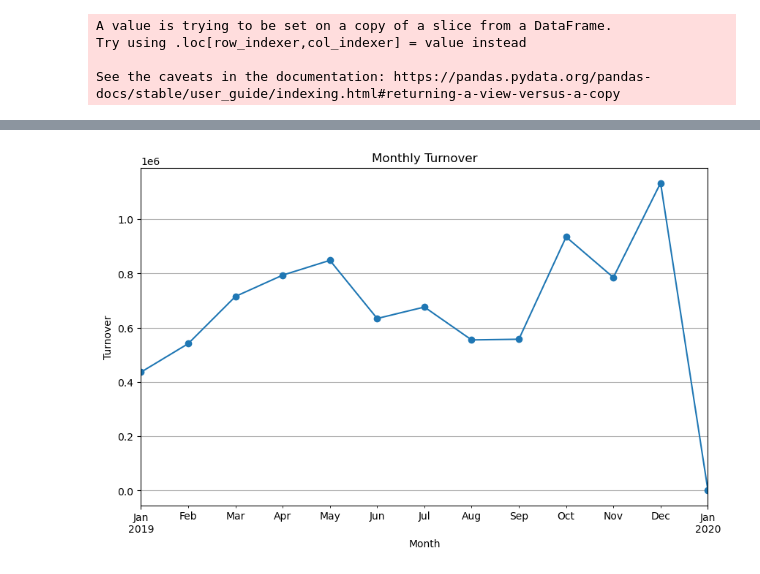
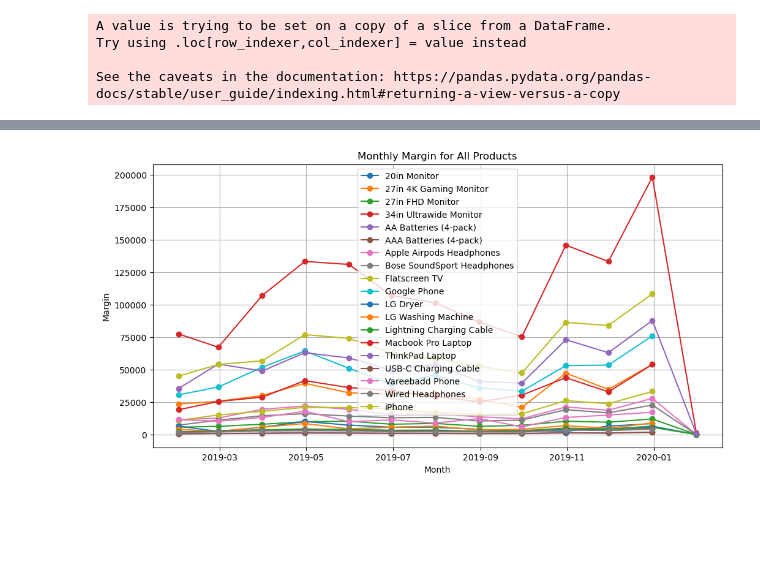
Before and after one commit to LettitiaM/Sales-Analysis, a Jupyter notebook: Sales.ipynb, the cells around one changed output, grey strips where cells are left out. Drawn from its saved outputs; the diff is of its cells as text; code cells hidden in the pictures; blank space fills up the shorter version.

Commit message:
Graph added

```diff
--- a/Sales.ipynb
+++ b/Sales.ipynb
@@ -178,8 +160,8 @@ categorical_variable_summary(Sales,'Category')
 [interactive output not drawn]
 # %%
 #Products under Alimentation
-Alimentation = Sales.loc[Sales['Category'] =='Alimentation']
+Sports = Sales.loc[Sales['Category'] =='Sports']
 
-Alimentation
+Sports
 # %% [output]
 |  | Order Date | Order ID | Product | Product_ean | Category | Purchase Address | Quantity Ordered | Price Each | ... |
@@ -275,6 +258,6 @@ Alimentation
 # %%
-# Striping Month to chech the turnover of the Alimentation Products by months
-Alimentation['Month'] = Alimentation['Order Date'].dt.month_name()
+# Striping Month to chech the turnover of the Sports Products by months
+Sports['Month'] = Sports['Order Date'].dt.month_name()
 # %% [output]
 A value is trying to be set on a copy of a slice from a DataFrame.
 Try using .loc[row_indexer,col_indexer] = value instead
@@ -311,0 +294,2 @@ Text(0, 0.5, 'Number of orderes')
+# %%
+Sports.set_index('Order Date', inplace=True)
@@ -339,15 +359,16 @@ Name: Product, dtype: int64
 # %%
-Alimentation.set_index('Order Date', inplace=True)
+Sports.reset_index('Order Date', inplace=True)
 # %%
-#Turnover for each product ordered in December
-monthly_turnover = Alimentation['turnover'].resample('M').sum()
+plt.figure(figsize=(12, 6))
+for product, group in Sports.groupby('Product'):
+    monthly_margin = group.set_index('Order Date')['margin'].resample('M').sum()
+    plt.plot(monthly_margin.index, monthly_margin, marker='o', label=product)
 
-plt.figure(figsize=(10, 6))
-monthly_turnover.plot(marker='o', linestyle='-')
-plt.title('Monthly Turnover')
+plt.title('Monthly Margin for All Products')
 plt.xlabel('Month')
-plt.ylabel('Turnover')
+plt.ylabel('Margin')
 plt.grid(True)
+plt.legend()
 plt.show()
 # %% [output]
-[figure, old version]
+[figure, new version]
```
Also changed, not shown: parts of 18 cells of this notebook.
